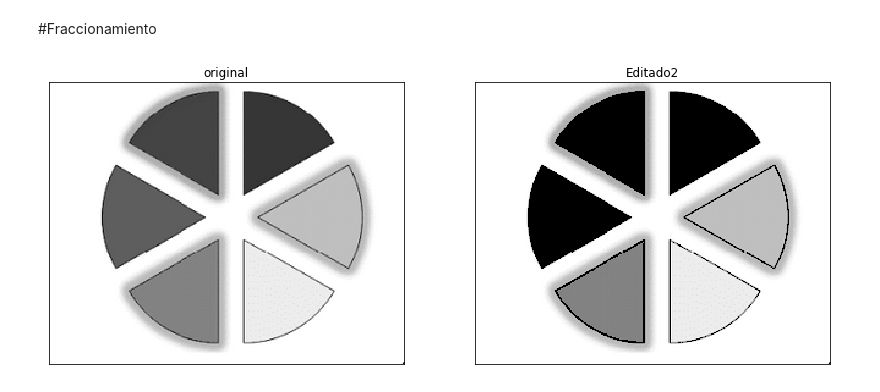
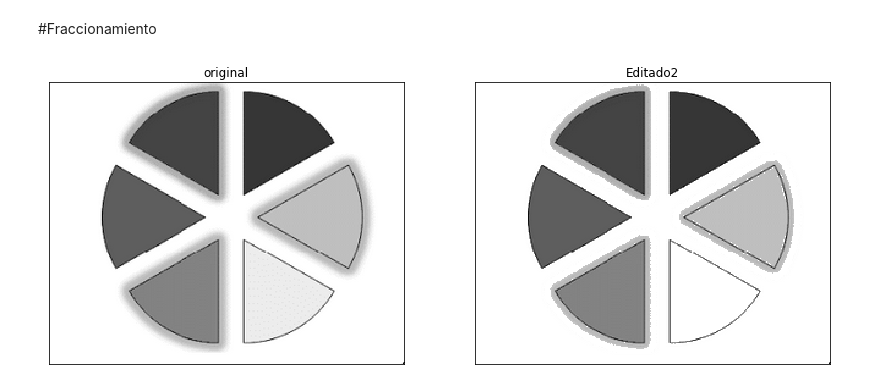
Before and after one commit to gabrielmercado90/PDI1, a Jupyter notebook: Interpolacion_y_transformaciones.ipynb, the cells around one changed output. Drawn from its saved outputs; the diff is of its cells as text; code cells hidden in the pictures.

```diff
--- a/Interpolacion_y_transformaciones.ipynb
+++ b/Interpolacion_y_transformaciones.ipynb
@@ -221,23 +221,23 @@ binarizacion('tree.png')
 # %%
 def fraccionamiento(img,minr=10,maxr=60):
   img=cv2.imread(img,cv2.IMREAD_GRAYSCALE)
   rows,columns = img.shape
   img2=np.zeros((rows,columns),dtype=np.uint8)
 
   #intervalos
   a=minr
   b=maxr
 
   for x in range(0,rows):
     for y in range(0,columns):
       r=img[x][y]
       if a <=r and r<=b:
-        img2[x][y]
+        img2[x][y] =255
       else:
         img2[x][y]= img[x][y]
   mostrar2Grises(img,img2)
   return
 
-fraccionamiento('pastel.png',0,125)
+fraccionamiento('pastel.png',200,250)
 # %% [output]
-[figure, old version]
+[figure, new version]
```
